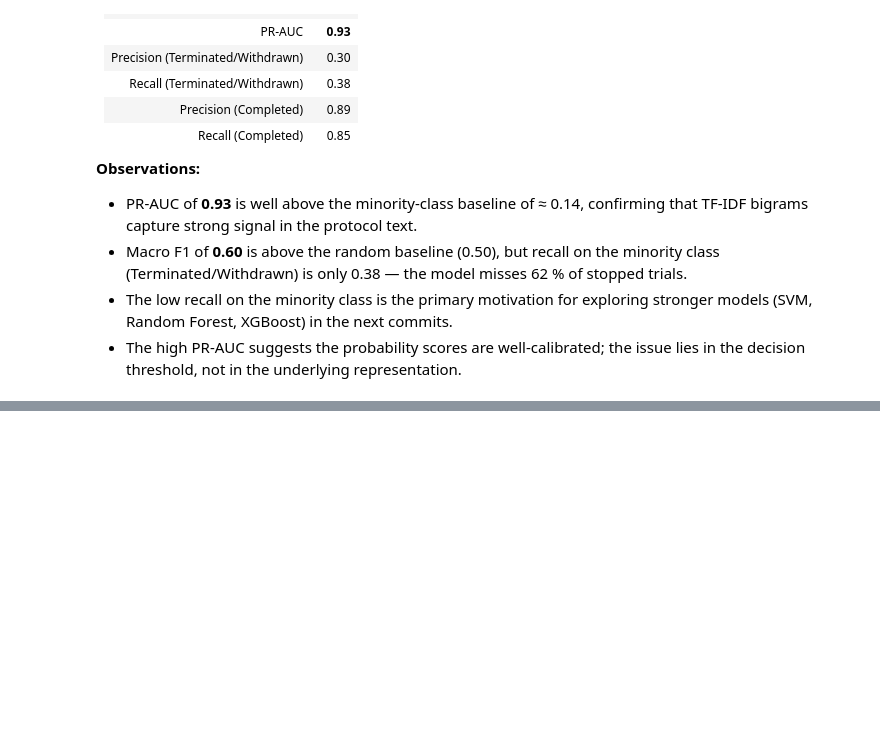
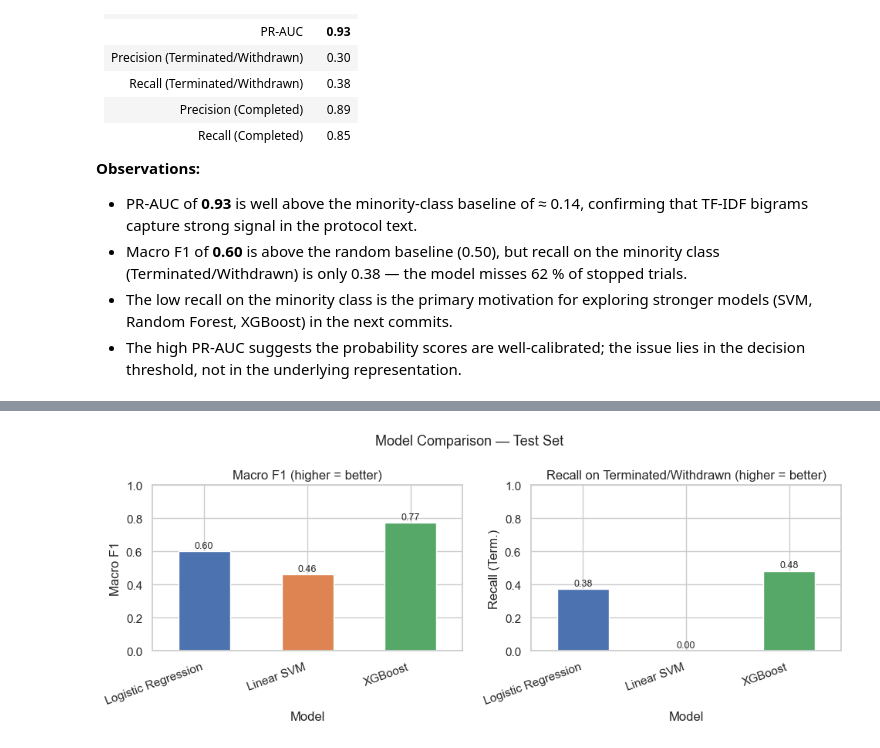
Before and after one commit to Momchil-Ivanov/Machine-Learning-May-2026, a Jupyter notebook: notebooks/main_analysis.ipynb, the cells around one changed output, grey strips where cells are left out. Cells and saved outputs as stored; diff of their text form; code cells hidden in the pictures; blank space fills up the shorter version.

Commit message:
add SVM and XGBoost model comparison

```diff
--- a/notebooks/main_analysis.ipynb
+++ b/notebooks/main_analysis.ipynb
@@ -677,0 +762,22 @@ Test set: 400 samples (56 Terminated/Withdrawn, 344 Completed), stratified 80/20
+# %%
+# ── 4. Bar chart comparison ───────────────────────────────────────────────────
+fig, axes = plt.subplots(1, 2, figsize=(10, 4))
+
+for ax, col, title in zip(
+    axes,
+    ["Macro F1", "Recall (Term.)"],
+    ["Macro F1 (higher = better)", "Recall on Terminated/Withdrawn (higher = better)"],
+):
+    results_df[col].plot(kind="bar", ax=ax, color=["#4c72b0", "#dd8452", "#55a868"])
+    ax.set_title(title)
+    ax.set_ylabel(col)
+    ax.set_xticklabels(results_df.index, rotation=20, ha="right")
+    ax.set_ylim(0, 1)
+    for i, v in enumerate(results_df[col]):
+        ax.text(i, v + 0.02, f"{v:.2f}", ha="center", fontsize=9)
+
+plt.suptitle("Model Comparison — Test Set", fontsize=13)
+plt.tight_layout()
+plt.show()
+# %% [output]
+[figure, added]
```
Also changed, not shown: parts of 3 cells of this notebook.
